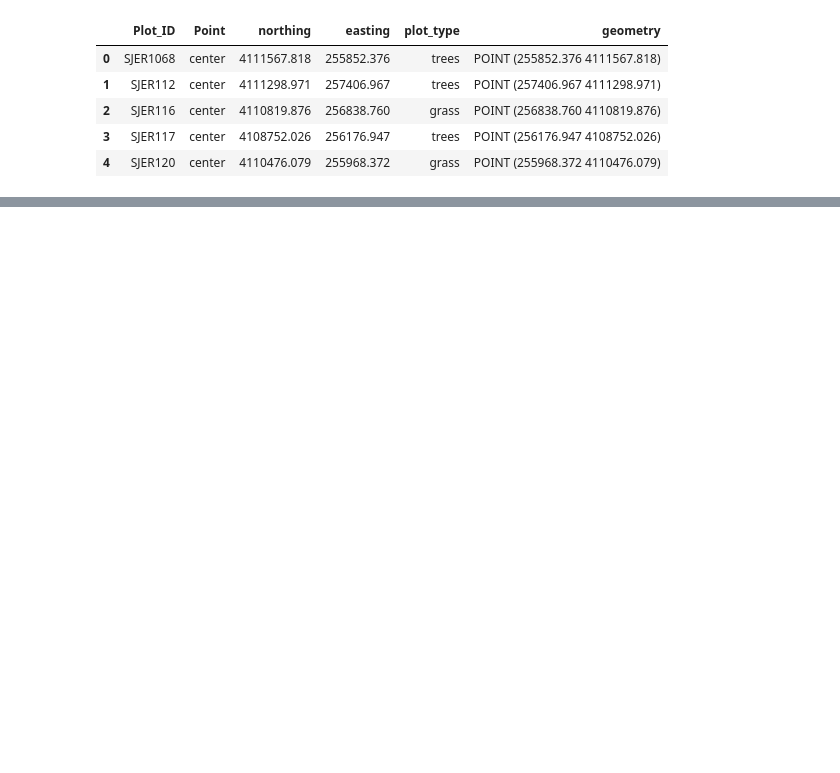
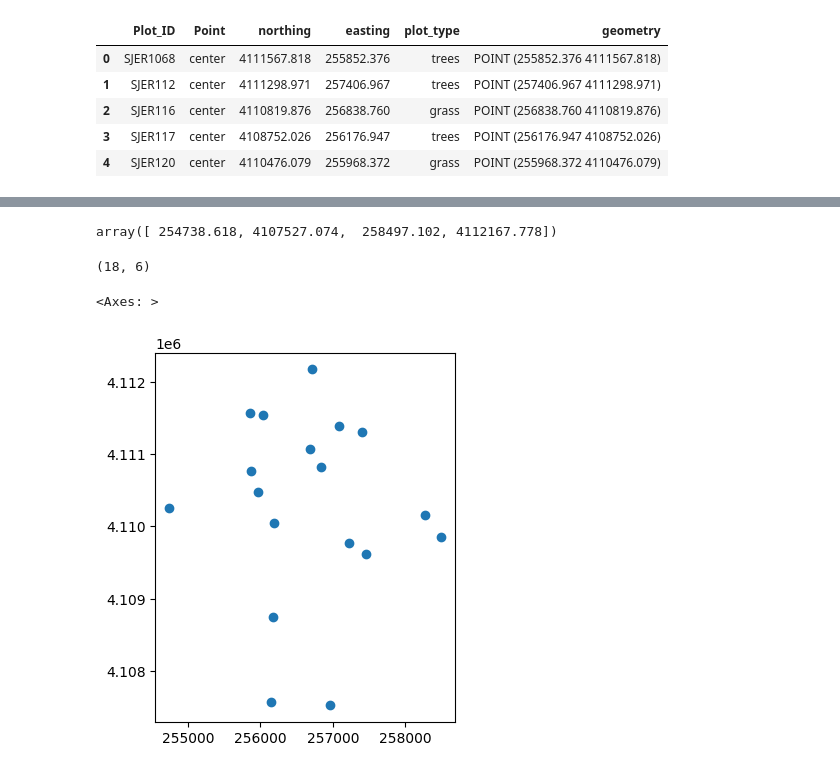
Before and after one commit to debbfest/debbfest-gisc605-lab2, a Jupyter notebook: intro_to_vector.ipynb, the cells around one changed output, grey strips where cells are left out. Drawn from its saved outputs; the diff is of its cells as text; code cells hidden in the pictures; blank space fills up the shorter version.

```diff
--- a/intro_to_vector.ipynb
+++ b/intro_to_vector.ipynb
@@ -24,0 +43,13 @@ sjer_plot_locations.head()
+# %%
+sjer_plot_locations.total_bounds
+# %% [output]
+array([ 254738.618, 4107527.074,  258497.102, 4112167.778])
+# %%
+sjer_plot_locations.shape
+# %% [output]
+(18, 6)
+# %%
+sjer_plot_locations.plot()
+# %% [output]
+<Axes: >
+[figure, added]
```
Also changed, not shown: parts of 9 cells of this notebook.
